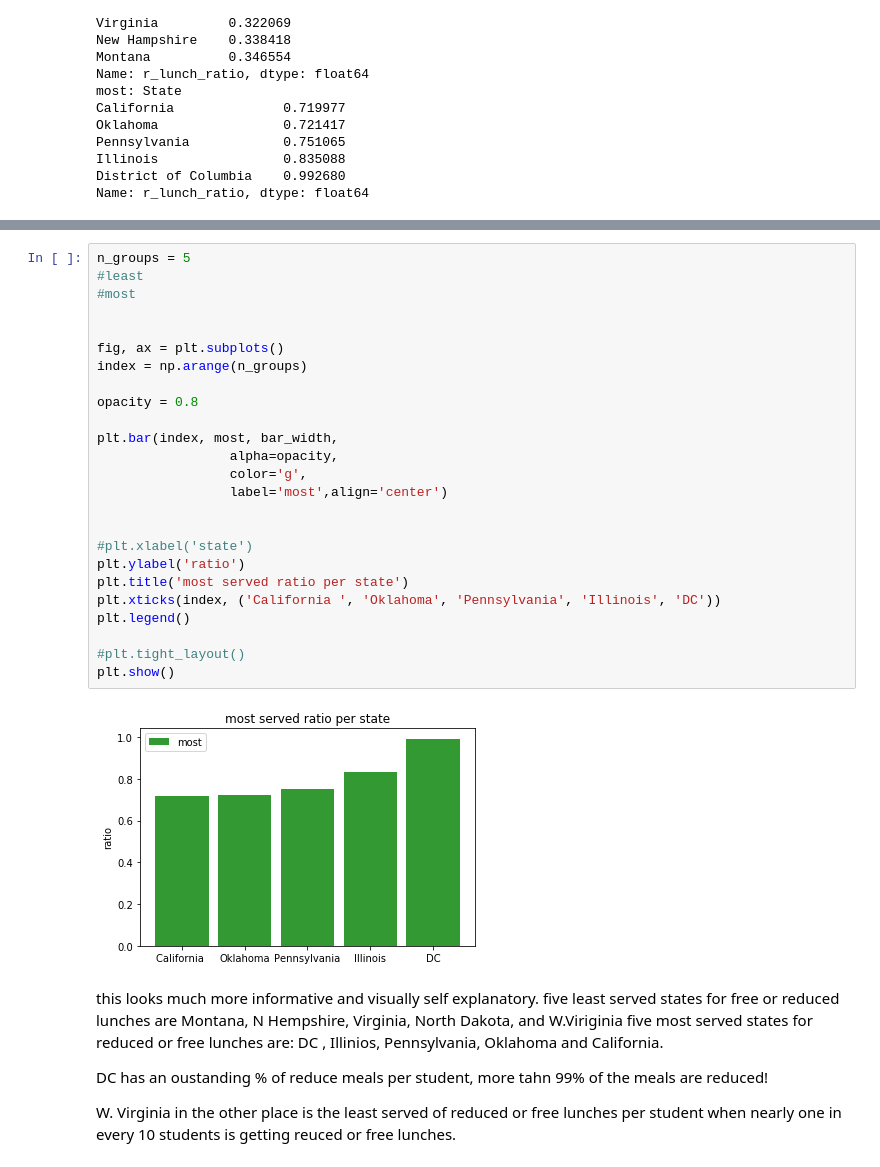
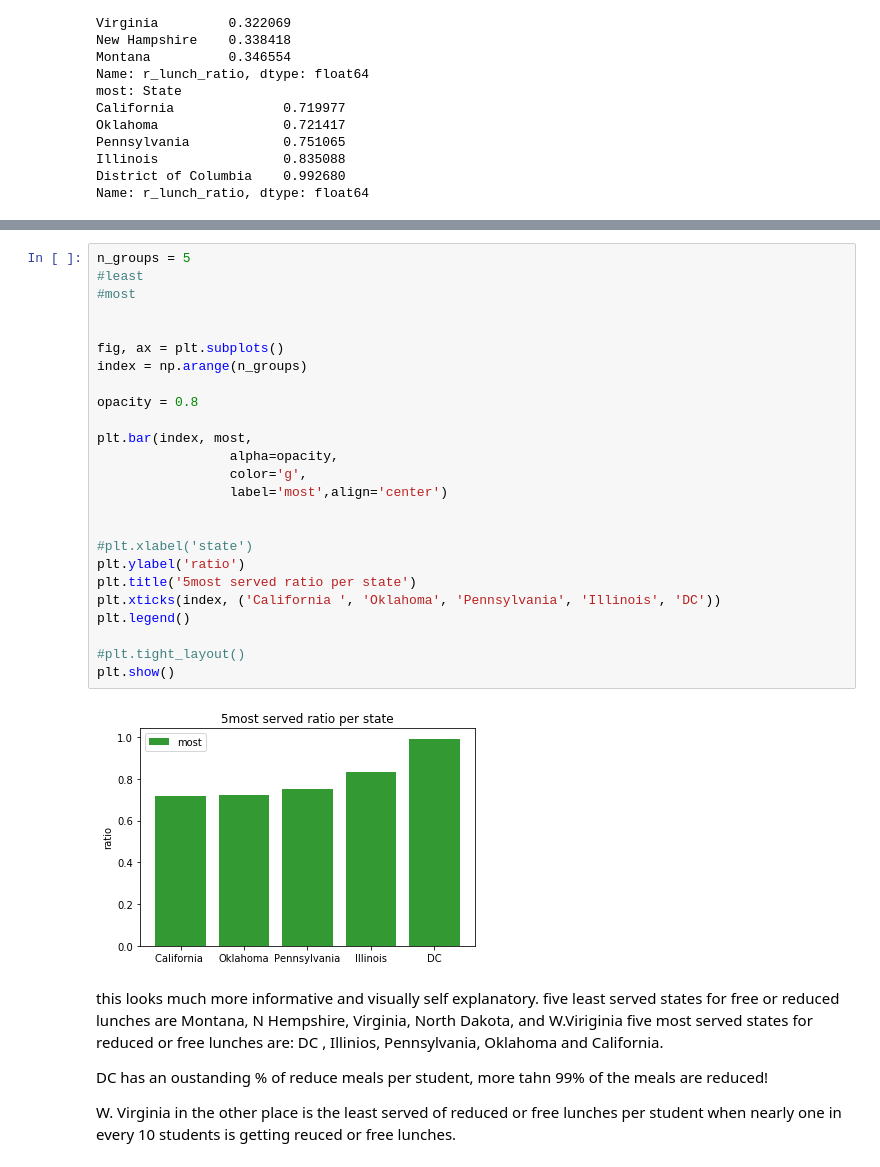
Before and after one commit to avigailvantu/social_impact-, a Jupyter notebook: social_impact.ipynb, the cells around one changed output, grey strips where cells are left out. Cells and saved outputs as stored; diff of their text form.

```diff
--- a/social_impact.ipynb
+++ b/social_impact.ipynb
@@ -485,30 +506,30 @@ plt.show()
 # %%
 n_groups = 5
 #least
 #most
 
 
 fig, ax = plt.subplots()
 index = np.arange(n_groups)
 
 opacity = 0.8
 
-plt.bar(index, most, bar_width,
+plt.bar(index, most,
                  alpha=opacity,
                  color='g',
                  label='most',align='center')
 
 
 #plt.xlabel('state')
 plt.ylabel('ratio')
-plt.title('most served ratio per state')
+plt.title('5most served ratio per state')
 plt.xticks(index, ('California ', 'Oklahoma', 'Pennsylvania', 'Illinois', 'DC'))
 plt.legend()
 
 #plt.tight_layout()
 plt.show()
 # %% [output]
-[figure, old version]
+[figure, new version]
 # %% [markdown]
 this looks much more informative and visually self explanatory.
 five least served states for free or reduced lunches are Montana, N Hempshire, Virginia, North Dakota, and W.Viriginia
```
Also changed, not shown: parts of 12 cells of this notebook.
